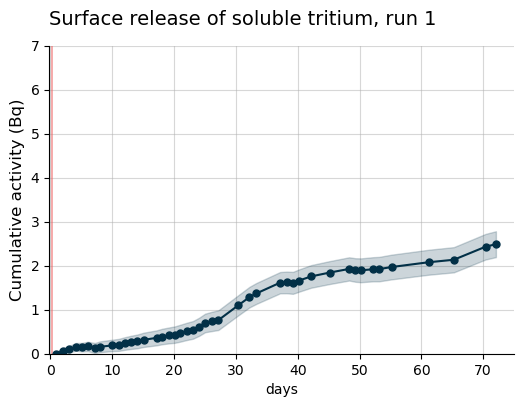
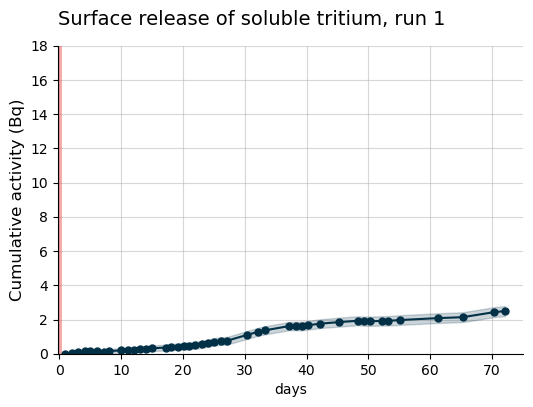
Code edit (unified diff) that turned the first committed figure into the second:
--- before
+++ after
@@ -25,5 +25,5 @@
 
 plt.title("Surface release of soluble tritium, run 1", loc="left", fontsize=14, pad=15)
-plt.ylim(top=7)
+plt.ylim(top=18)
 plt.xlim(right = 75)
 plt.xlim(left = -0.2)

Commit: Running plotting for TOFE